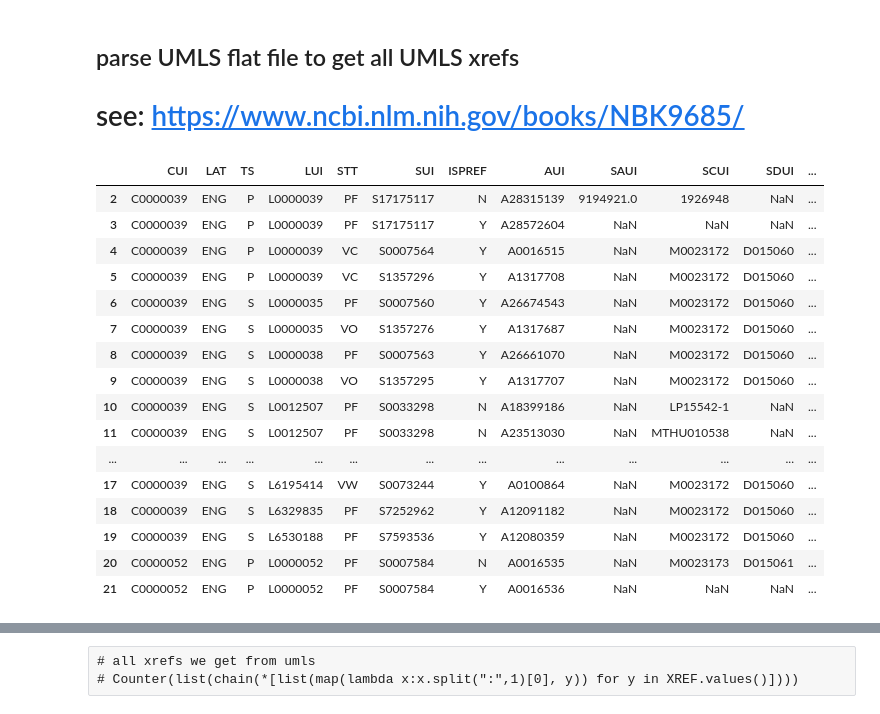
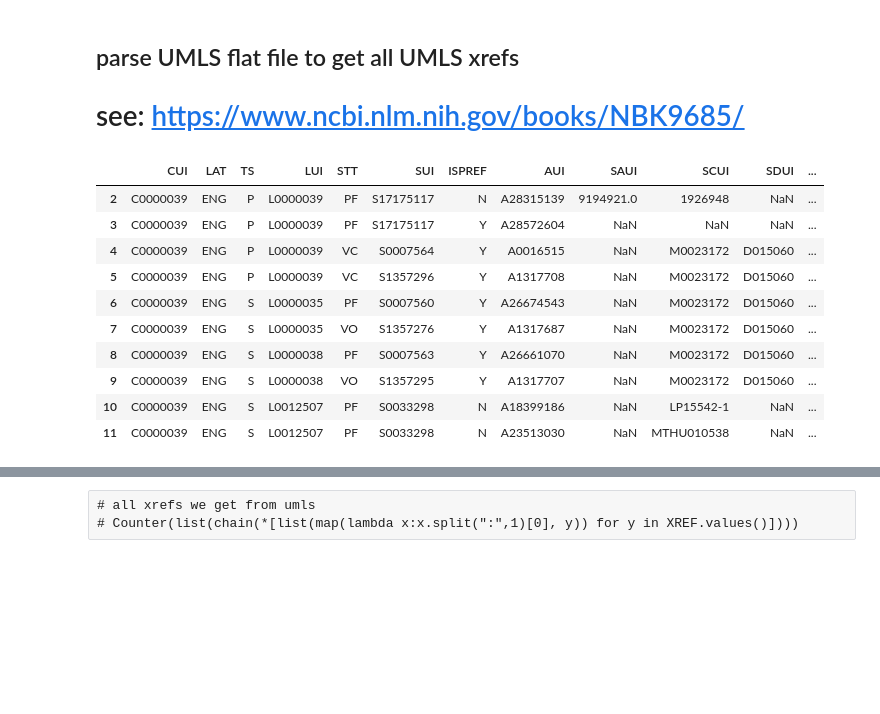
Before and after one commit to NCATS-Tangerine/semmed-biolink, a Jupyter notebook: 05-xrefs.ipynb, the cells around one changed output, grey strips where cells are left out. Saved outputs shown, nothing was run; the diff lists cells and outputs as text; code cells hidden in the pictures; blank space fills up the shorter version.

```diff
--- a/05-xrefs.ipynb
+++ b/05-xrefs.ipynb
@@ -117,25 +117,19 @@ umls.xref = umls.xref.str.replace("MSH:", "MESH:")
 # NCI_FDA is UNII
 umls.xref = umls.xref.str.replace("NCI_FDA:", "UNII:")
 # %%
-umls.head(20)
+umls.head(10)
 # %% [output]
 |  | CUI | LAT | TS | LUI | STT | SUI | ISPREF | AUI | SAUI | SCUI | SDUI | ... |
 | 2 | C0000039 | ENG | P | L0000039 | PF | S17175117 | N | A28315139 | 9194921.0 | 1926948 | NaN | ... |
 | 3 | C0000039 | ENG | P | L0000039 | PF | S17175117 | Y | A28572604 | NaN | NaN | NaN | ... |
 | 4 | C0000039 | ENG | P | L0000039 | VC | S0007564 | Y | A0016515 | NaN | M0023172 | D015060 | ... |
 | 5 | C0000039 | ENG | P | L0000039 | VC | S1357296 | Y | A1317708 | NaN | M0023172 | D015060 | ... |
 | 6 | C0000039 | ENG | S | L0000035 | PF | S0007560 | Y | A26674543 | NaN | M0023172 | D015060 | ... |
 | 7 | C0000039 | ENG | S | L0000035 | VO | S1357276 | Y | A1317687 | NaN | M0023172 | D015060 | ... |
 | 8 | C0000039 | ENG | S | L0000038 | PF | S0007563 | Y | A26661070 | NaN | M0023172 | D015060 | ... |
 | 9 | C0000039 | ENG | S | L0000038 | VO | S1357295 | Y | A1317707 | NaN | M0023172 | D015060 | ... |
 | 10 | C0000039 | ENG | S | L0012507 | PF | S0033298 | N | A18399186 | NaN | LP15542-1 | NaN | ... |
 | 11 | C0000039 | ENG | S | L0012507 | PF | S0033298 | N | A23513030 | NaN | MTHU010538 | NaN | ... |
-| ... | ... | ... | ... | ... | ... | ... | ... | ... | ... | ... | ... | ... |
-| 17 | C0000039 | ENG | S | L6195414 | VW | S0073244 | Y | A0100864 | NaN | M0023172 | D015060 | ... |
-| 18 | C0000039 | ENG | S | L6329835 | PF | S7252962 | Y | A12091182 | NaN | M0023172 | D015060 | ... |
-| 19 | C0000039 | ENG | S | L6530188 | PF | S7593536 | Y | A12080359 | NaN | M0023172 | D015060 | ... |
-| 20 | C0000052 | ENG | P | L0000052 | PF | S0007584 | N | A0016535 | NaN | M0023173 | D015061 | ... |
-| 21 | C0000052 | ENG | P | L0000052 | PF | S0007584 | Y | A0016536 | NaN | NaN | NaN | ... |
 # %%
 XREF = dict(umls.groupby("CUI")['xref'].apply(set))
 XREF = defaultdict(set, XREF)
```
Also changed, not shown: parts of 9 cells of this notebook, 5 other files.
